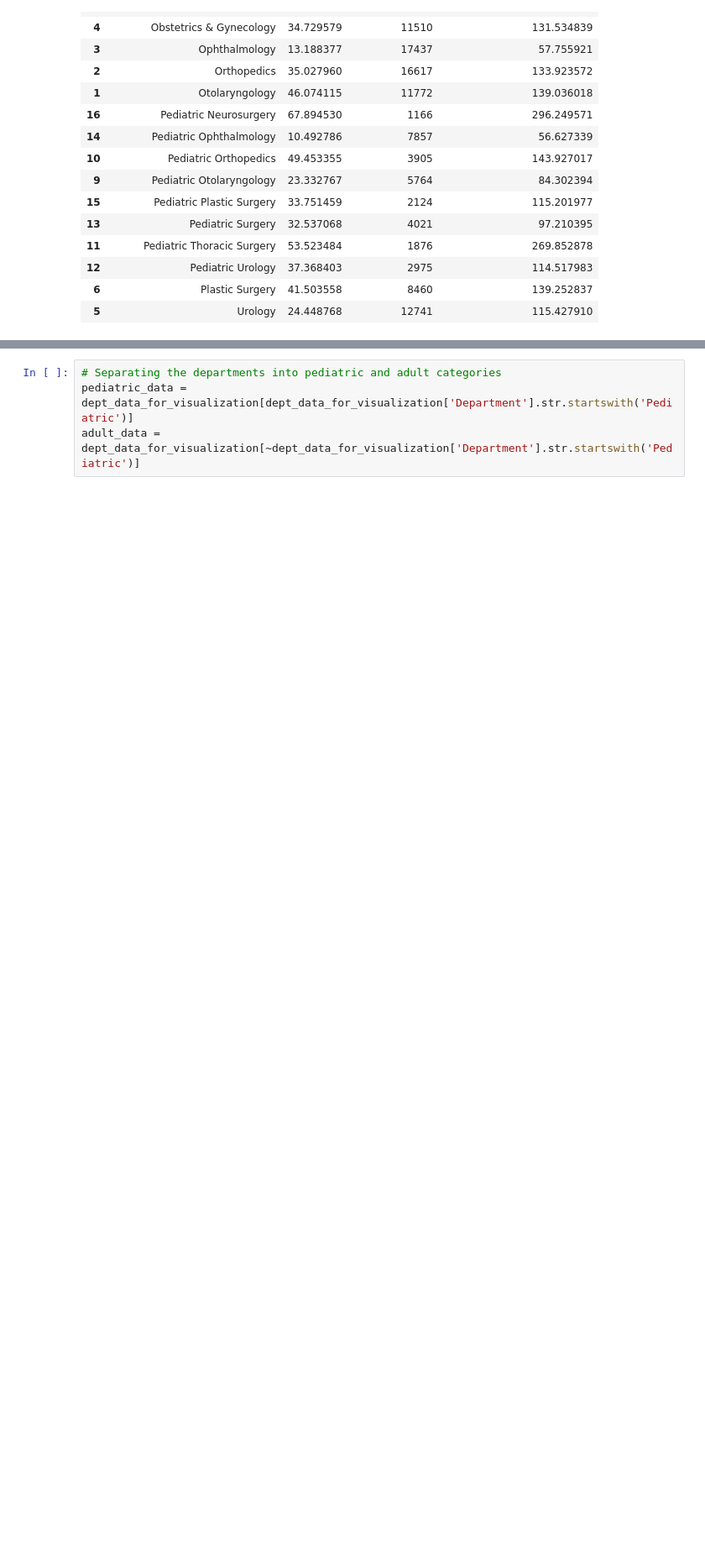
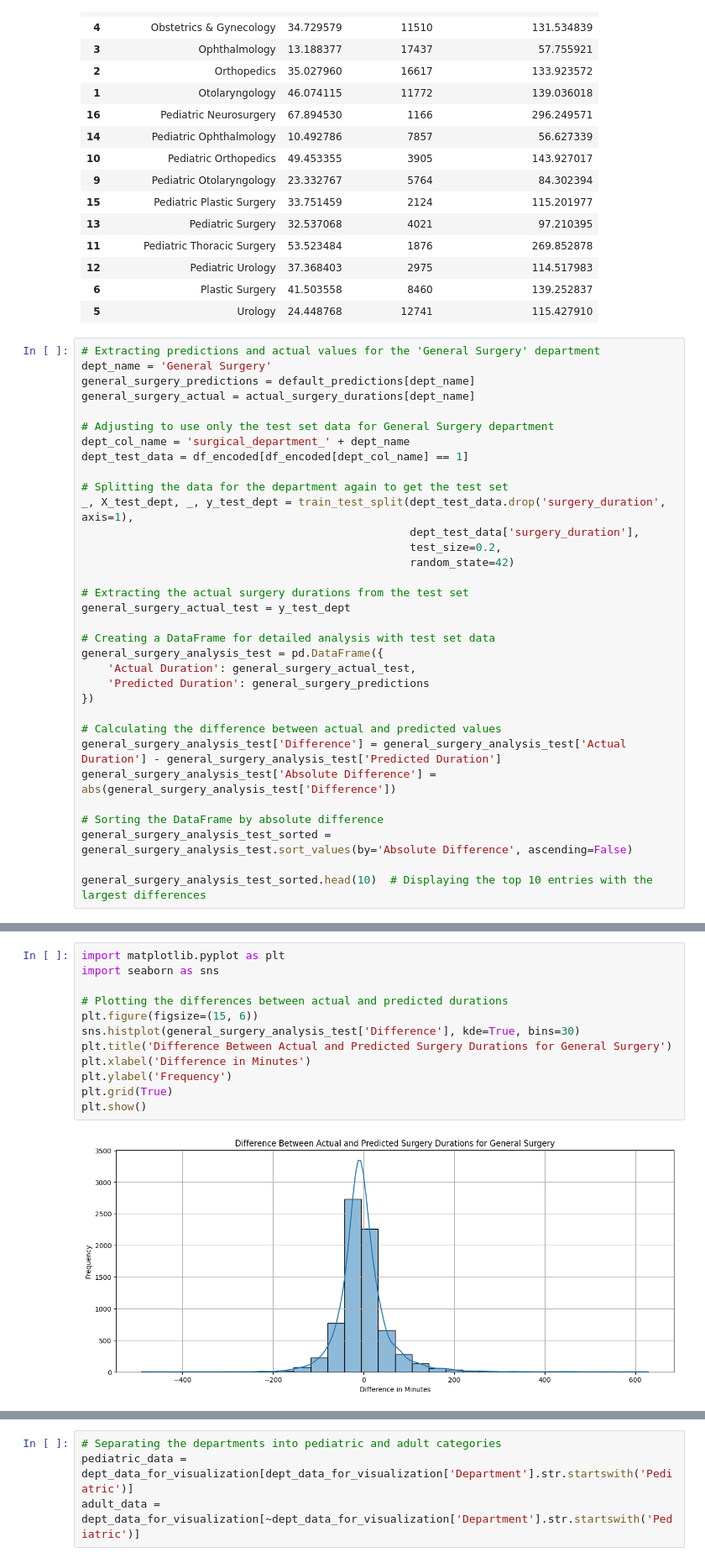
Before and after one commit to devguno/Surgical-Duration-Prediction, a Jupyter notebook: 1129_2.ipynb, the cells around one changed output, grey strips where cells are left out. Shown at 84% size. Saved outputs shown, nothing was run; the diff lists cells and outputs as text; blank space fills up the shorter version.

```diff
--- a/1129_2.ipynb
+++ b/1129_2.ipynb
@@ -239,3 +237,36 @@ dept_data_for_visualization.sort_values(by='Department')
 | 12 | Pediatric Urology | 37.368403 | 2975 | 114.517983 |
 | 6 | Plastic Surgery | 41.503558 | 8460 | 139.252837 |
 | 5 | Urology | 24.448768 | 12741 | 115.427910 |
+# %%
+# Extracting predictions and actual values for the 'General Surgery' department
+dept_name = 'General Surgery'
+general_surgery_predictions = default_predictions[dept_name]
+general_surgery_actual = actual_surgery_durations[dept_name]
+
+# Adjusting to use only the test set data for General Surgery department
+dept_col_name = 'surgical_department_' + dept_name
+dept_test_data = df_encoded[df_encoded[dept_col_name] == 1]
+
+# Splitting the data for the department again to get the test set
+_, X_test_dept, _, y_test_dept = train_test_split(dept_test_data.drop('surgery_duration', axis=1),
+                                                  dept_test_data['surgery_duration'],
+                                                  test_size=0.2,
+                                                  random_state=42)
+
+# Extracting the actual surgery durations from the test set
+general_surgery_actual_test = y_test_dept
+
+# Creating a DataFrame for detailed analysis with test set data
+general_surgery_analysis_test = pd.DataFrame({
+    'Actual Duration': general_surgery_actual_test,
+    'Predicted Duration': general_surgery_predictions
+})
+
+# Calculating the difference between actual and predicted values
+general_surgery_analysis_test['Difference'] = general_surgery_analysis_test['Actual Duration'] - general_surgery_analysis_test['Predicted Duration']
+general_surgery_analysis_test['Absolute Difference'] = abs(general_surgery_analysis_test['Difference'])
+
+# Sorting the DataFrame by absolute difference
+general_surgery_analysis_test_sorted = general_surgery_analysis_test.sort_values(by='Absolute Difference', ascending=False)
+
+general_surgery_analysis_test_sorted.head(10)  # Displaying the top 10 entries with the largest differences
@@ -241,0 +285,14 @@ dept_data_for_visualization.sort_values(by='Department')
+# %%
+import matplotlib.pyplot as plt
+import seaborn as sns
+
+# Plotting the differences between actual and predicted durations
+plt.figure(figsize=(15, 6))
+sns.histplot(general_surgery_analysis_test['Difference'], kde=True, bins=30)
+plt.title('Difference Between Actual and Predicted Surgery Durations for General Surgery')
+plt.xlabel('Difference in Minutes')
+plt.ylabel('Frequency')
+plt.grid(True)
+plt.show()
+# %% [output]
+[figure, added]
```
Also changed, not shown: parts of 9 cells of this notebook, 1 other file.
